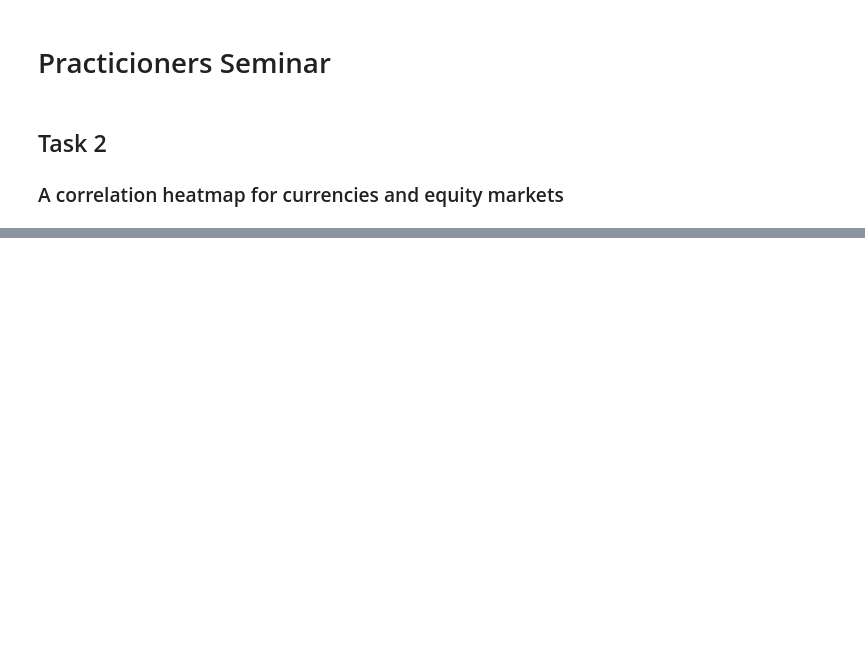
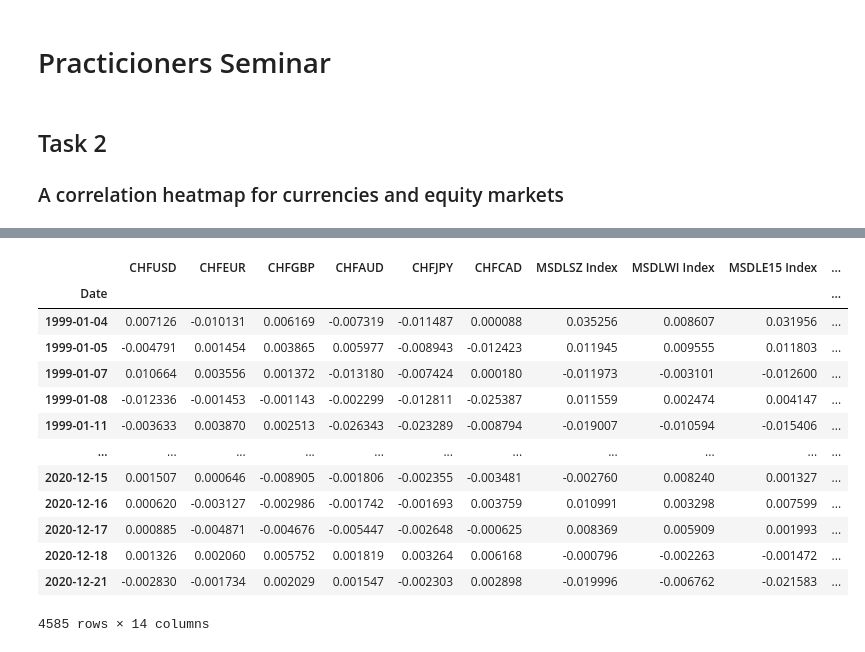
Before and after one commit to Tobias-Mann/Practicioners-Seminar-Notebook, a Jupyter notebook: Notebook.ipynb, the cells around one changed output, grey strips where cells are left out. Cells and saved outputs as stored; diff of their text form; code cells hidden in the pictures; blank space fills up the shorter version.

```diff
--- a/Notebook.ipynb
+++ b/Notebook.ipynb
@@ -33,0 +51,20 @@ sns.heatmap(z.corr(), xticklabels=z.columns.values, yticklabels=z.columns.values
+# %%
+# Return df
+return_df = np.log(combined_df.sort_index()).diff()
+return_df = return_df[return_df!=0].dropna()
+return_df
+# %% [output]
+|  | CHFUSD | CHFEUR | CHFGBP | CHFAUD | CHFJPY | CHFCAD | MSDLSZ Index | MSDLWI Index | MSDLE15 Index | ... |
+| Date |  |  |  |  |  |  |  |  |  | ... |
+| 1999-01-04 | 0.007126 | -0.010131 | 0.006169 | -0.007319 | -0.011487 | 0.000088 | 0.035256 | 0.008607 | 0.031956 | ... |
+| 1999-01-05 | -0.004791 | 0.001454 | 0.003865 | 0.005977 | -0.008943 | -0.012423 | 0.011945 | 0.009555 | 0.011803 | ... |
+| 1999-01-07 | 0.010664 | 0.003556 | 0.001372 | -0.013180 | -0.007424 | 0.000180 | -0.011973 | -0.003101 | -0.012600 | ... |
+| 1999-01-08 | -0.012336 | -0.001453 | -0.001143 | -0.002299 | -0.012811 | -0.025387 | 0.011559 | 0.002474 | 0.004147 | ... |
+| 1999-01-11 | -0.003633 | 0.003870 | 0.002513 | -0.026343 | -0.023289 | -0.008794 | -0.019007 | -0.010594 | -0.015406 | ... |
+| ... | ... | ... | ... | ... | ... | ... | ... | ... | ... | ... |
+| 2020-12-15 | 0.001507 | 0.000646 | -0.008905 | -0.001806 | -0.002355 | -0.003481 | -0.002760 | 0.008240 | 0.001327 | ... |
+| 2020-12-16 | 0.000620 | -0.003127 | -0.002986 | -0.001742 | -0.001693 | 0.003759 | 0.010991 | 0.003298 | 0.007599 | ... |
+| 2020-12-17 | 0.000885 | -0.004871 | -0.004676 | -0.005447 | -0.002648 | -0.000625 | 0.008369 | 0.005909 | 0.001993 | ... |
+| 2020-12-18 | 0.001326 | 0.002060 | 0.005752 | 0.001819 | 0.003264 | 0.006168 | -0.000796 | -0.002263 | -0.001472 | ... |
+| 2020-12-21 | -0.002830 | -0.001734 | 0.002029 | 0.001547 | -0.002303 | 0.002898 | -0.019996 | -0.006762 | -0.021583 | ... |
+4585 rows × 14 columns
```
Also changed, not shown: parts of 6 cells of this notebook.
